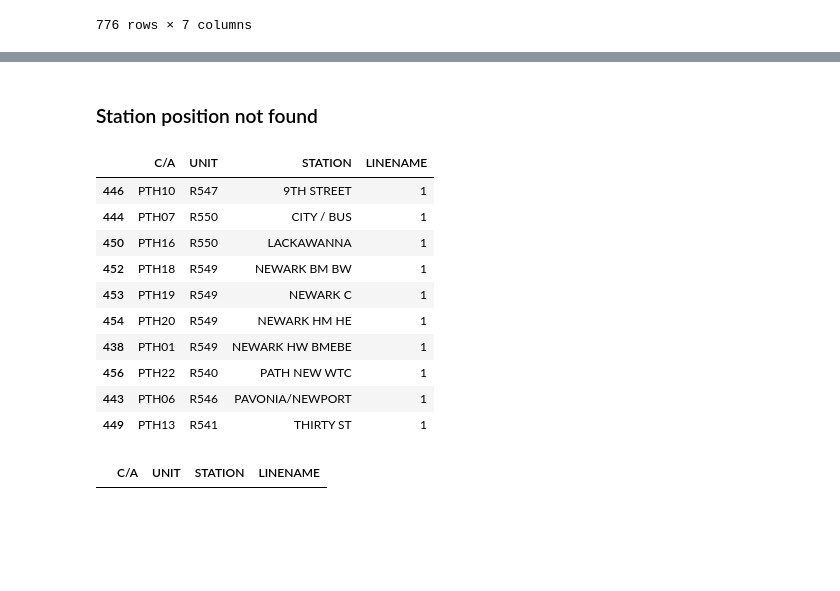
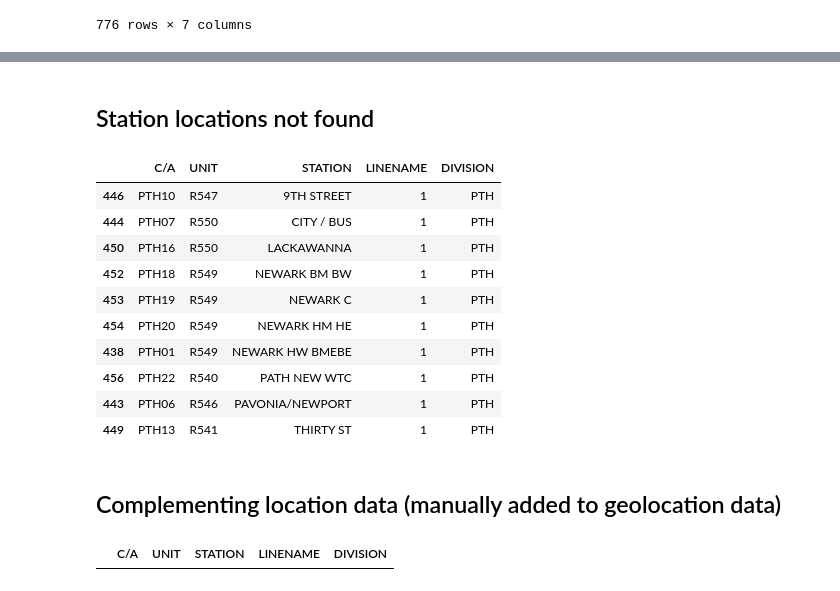
Before and after one commit to mahouoji/MobilityChange, a Jupyter notebook: data_cleaning/turnstile_location_integration.ipynb, the cells around one changed output, grey strips where cells are left out. Saved outputs shown, nothing was run; the diff lists cells and outputs as text; code cells hidden in the pictures; blank space fills up the shorter version.

```diff
--- a/data_cleaning/turnstile_location_integration.ipynb
+++ b/data_cleaning/turnstile_location_integration.ipynb
@@ -65,0 +49,6 @@ count_df
+# %%
+%%time
+cleaned_files = ['../data/turnstile/turnstile_diffs_2019.csv.zip',
+                 '../data/turnstile/turnstile_diffs_2020.csv.zip']
+count_df = pd.concat(pd.read_csv(f, low_memory=False) for f in cleaned_files)
+count_df.info()
@@ -66,4 +74,5 @@ count_df
 # %%
-station_df = count_df[['C/A', 'UNIT', 'STATION', 'LINENAME']].drop_duplicates()
-station_df
+station_df = count_df[['C/A', 'UNIT', 'STATION', 'LINENAME', 'DIVISION']].drop_duplicates()
+print(len(station_df), 'entries in turnstile data')
+station_df.head()
 # %% [output]
@@ -154,25 +132,27 @@ station_loc_map
 # %% [output]
 [interactive output not drawn]
 # %% [markdown]
-### Station position not found
+## Station locations not found
 # %%
-geo_not_found = geostation_df[geostation_df['control area'].isnull()][['C/A', 'UNIT', 'STATION', 'LINENAME']]
+geo_not_found = geostation_df[geostation_df['control area'].isnull()][['C/A', 'UNIT', 'STATION', 'LINENAME', 'DIVISION']]
 geo_not_found.sort_values('STATION')
 # %% [output]
-|  | C/A | UNIT | STATION | LINENAME |
-| 446 | PTH10 | R547 | 9TH STREET | 1 |
-| 444 | PTH07 | R550 | CITY / BUS | 1 |
-| 450 | PTH16 | R550 | LACKAWANNA | 1 |
-| 452 | PTH18 | R549 | NEWARK BM BW | 1 |
-| 453 | PTH19 | R549 | NEWARK C | 1 |
-| 454 | PTH20 | R549 | NEWARK HM HE | 1 |
-| 438 | PTH01 | R549 | NEWARK HW BMEBE | 1 |
-| 456 | PTH22 | R540 | PATH NEW WTC | 1 |
-| 443 | PTH06 | R546 | PAVONIA/NEWPORT | 1 |
-| 449 | PTH13 | R541 | THIRTY ST | 1 |
+|  | C/A | UNIT | STATION | LINENAME | DIVISION |
+| 446 | PTH10 | R547 | 9TH STREET | 1 | PTH |
+| 444 | PTH07 | R550 | CITY / BUS | 1 | PTH |
+| 450 | PTH16 | R550 | LACKAWANNA | 1 | PTH |
+| 452 | PTH18 | R549 | NEWARK BM BW | 1 | PTH |
+| 453 | PTH19 | R549 | NEWARK C | 1 | PTH |
+| 454 | PTH20 | R549 | NEWARK HM HE | 1 | PTH |
+| 438 | PTH01 | R549 | NEWARK HW BMEBE | 1 | PTH |
+| 456 | PTH22 | R540 | PATH NEW WTC | 1 | PTH |
+| 443 | PTH06 | R546 | PAVONIA/NEWPORT | 1 | PTH |
+| 449 | PTH13 | R541 | THIRTY ST | 1 | PTH |
+# %% [markdown]
+## Complementing location data (manually added to geolocation data)
 # %%
-station_namae = '34 ST-HUDSON YD'
-geo_not_found[geo_not_found['STATION'] == station_namae]
+station_name = '34 ST-HUDSON YD'
+geo_not_found[geo_not_found['STATION'] == station_name]
 # %% [output]
-|  | C/A | UNIT | STATION | LINENAME |
+|  | C/A | UNIT | STATION | LINENAME | DIVISION |
 # %%
```
Also changed, not shown: parts of 38 cells of this notebook, 2 other files.
